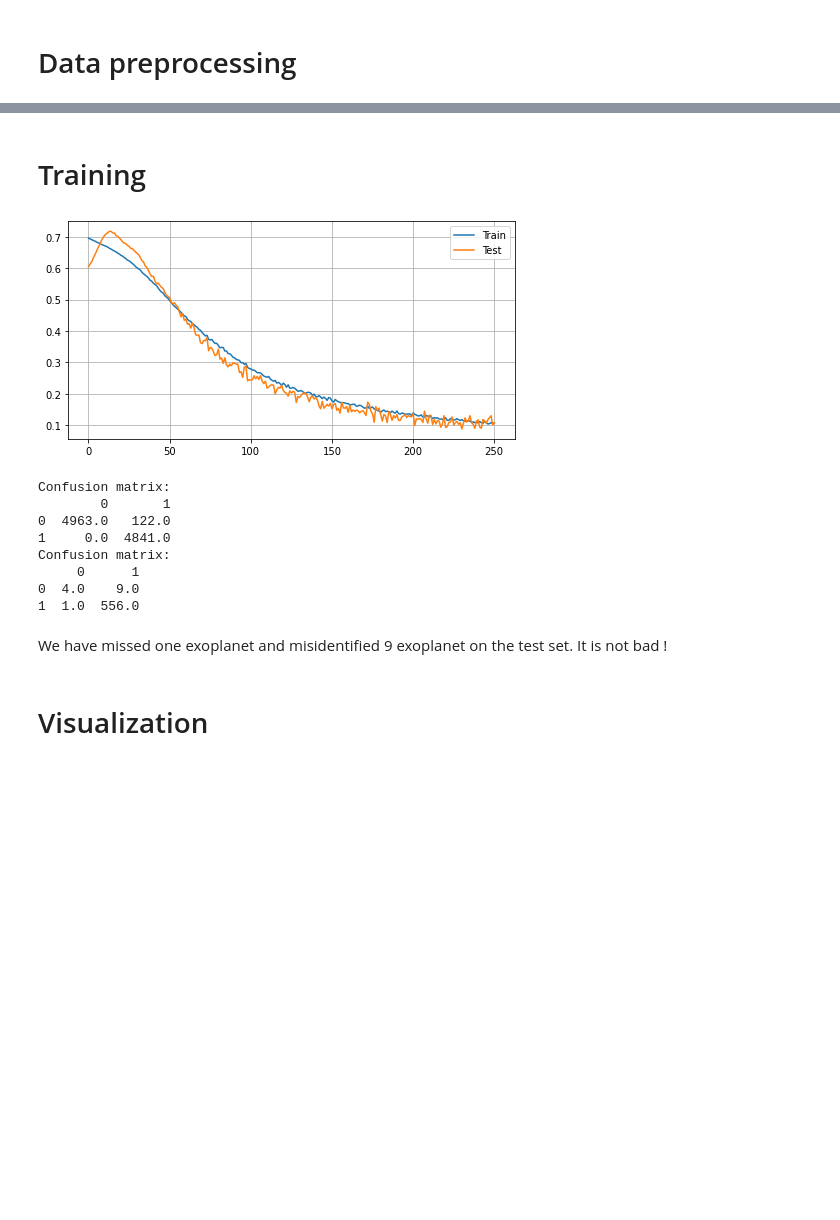
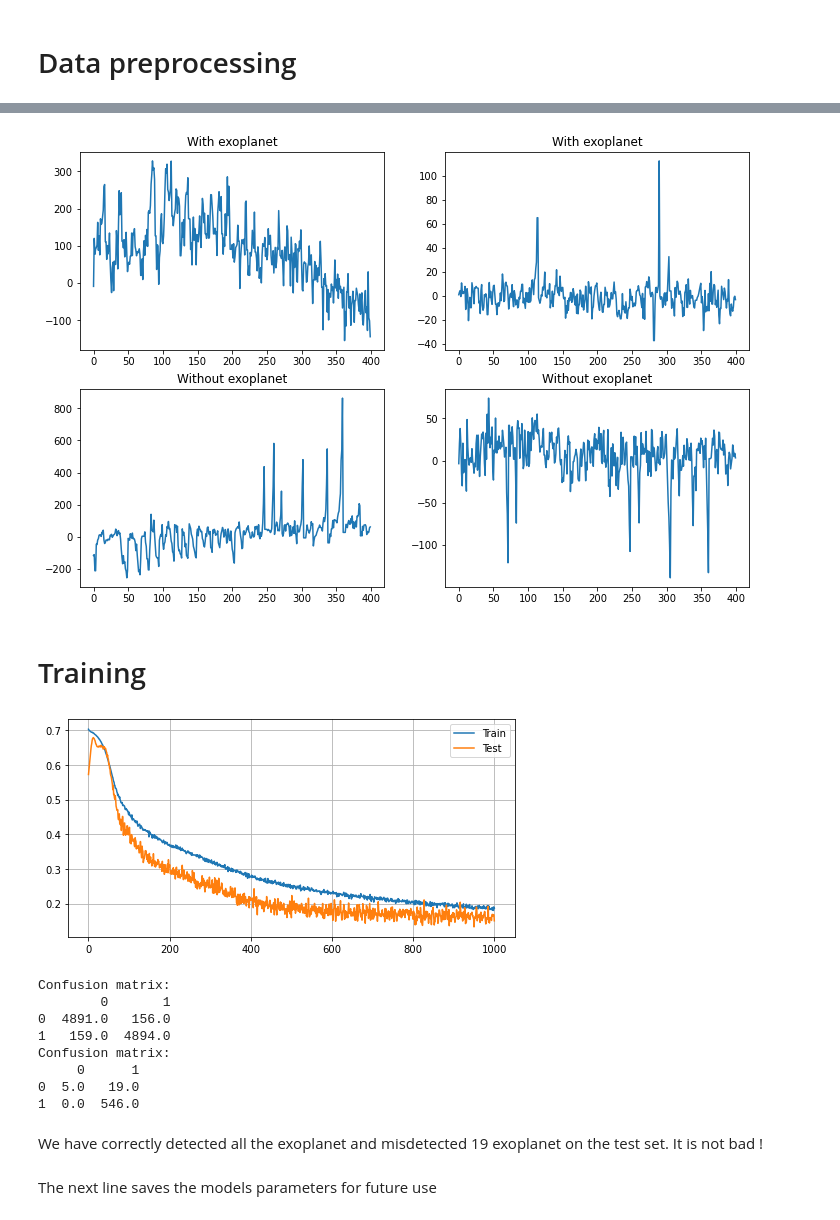
Before and after one commit to ThibaultAlexandre/exoplanet-search, a Jupyter notebook: main.ipynb, the cells around one changed output, grey strips where cells are left out. Saved outputs shown, nothing was run; the diff lists cells and outputs as text; code cells hidden in the pictures; blank space fills up the shorter version.

```diff
--- a/main.ipynb
+++ b/main.ipynb
@@ -216,0 +246,17 @@ y_test = np.array(test_data[['LABEL']]).reshape(-1,1)
+# %%
+figure, axis = plt.subplots(2, 2)
+figure.set_figheight(8)
+figure.set_figwidth(12)
+
+axis[0, 0].plot(np.array(train_data.iloc[0,1000:1400]))
+axis[0, 0].set_title("With exoplanet")
+axis[0, 1].plot(np.array(train_data.iloc[12,1000:1400]))
+axis[0, 1].set_title("With exoplanet")
+axis[1, 0].plot(np.array(train_data.iloc[82,1000:1400]))
+axis[1, 0].set_title("Without exoplanet")
+axis[1, 1].plot(np.array(train_data.iloc[1002,1000:1400]))
+axis[1, 1].set_title("Without exoplanet")
+
+plt.show()
+# %% [output]
+[figure, added]
@@ -224,5 +297,5 @@ model = CNN_nn(input_size=1, kernel_number = kernel_number, sequence_length=sequ
 # %%
-num_epochs = 250
+num_epochs = 1000
 train_hist, test_hist = model.train(num_epochs, X_train, y_train, X_test, y_test)
 fig = plt.figure(figsize = (8,4))
 plt.plot(train_hist, label = 'Train')
@@ -233,16 +306,16 @@ plt.show()
 model.print_confusion_matrix(X_train,y_train)
 model.print_confusion_matrix(X_test,y_test)
 # %% [output]
-[figure, old version]
+[figure, new version]
 Confusion matrix:
         0       1
-0  4963.0   122.0
-1     0.0  4841.0
+0  4891.0   156.0
+1   159.0  4894.0
 Confusion matrix:
      0      1
-0  4.0    9.0
-1  1.0  556.0
+0  5.0   19.0
+1  0.0  546.0
 # %% [markdown]
-We have missed one exoplanet and misidentified 9 exoplanet on the test set. It is not bad !
+We have correctly detected all the exoplanet and misdetected 19 exoplanet on the test set. It is not bad !
-# %% [markdown]
-# Visualization
+# %% [markdown]
+The next line saves the models parameters for future use
```
Also changed, not shown: parts of 17 cells of this notebook, 1 other file.
